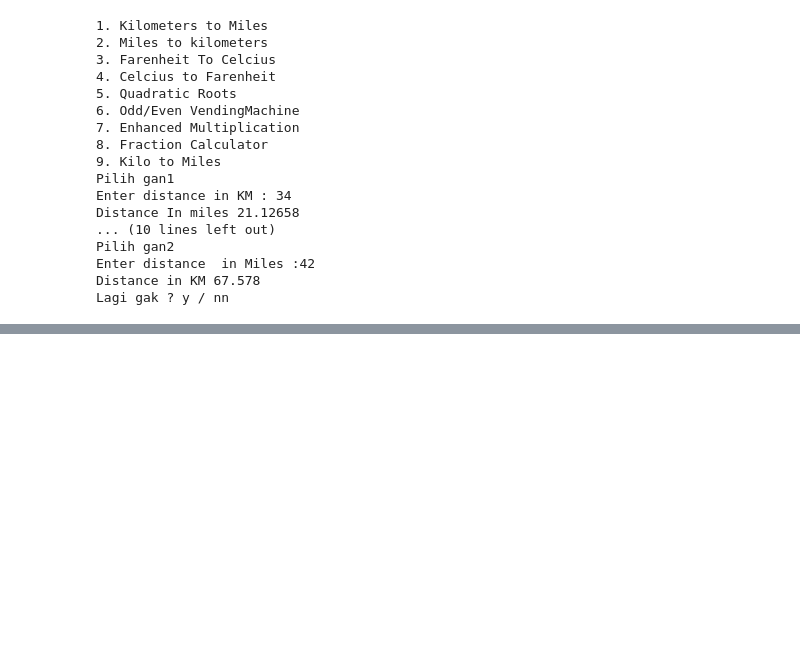
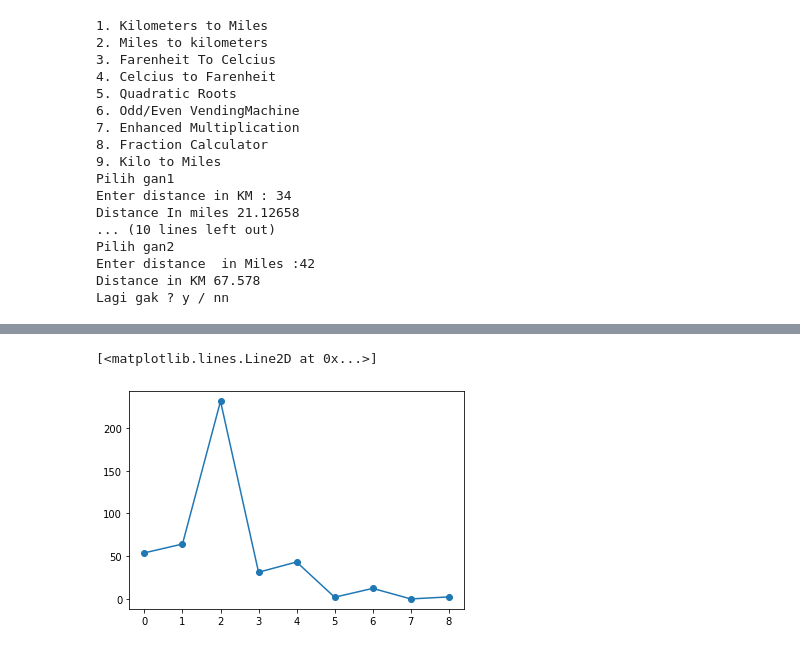
Before and after one commit to Xwyzworms/MathWithpython, a Jupyter notebook: MathWithPythonWo1.ipynb, the cells around one changed output, grey strips where cells are left out. Cells and saved outputs as stored; diff of their text form; code cells hidden in the pictures; blank space fills up the shorter version.

```diff
--- a/MathWithPythonWo1.ipynb
+++ b/MathWithPythonWo1.ipynb
@@ -272,0 +282,7 @@ Lagi gak ? y / nn
+# %%
+temp = [53.9,64.2, 231.2 ,31.23 ,43.2 ,2,12.34,0.02,2.342]
+
+plt.plot(temp,marker='o')
+# %% [output]
+[<matplotlib.lines.Line2D at 0x...>]
+[figure, added]
```
Also changed, not shown: parts of 4 cells of this notebook.
